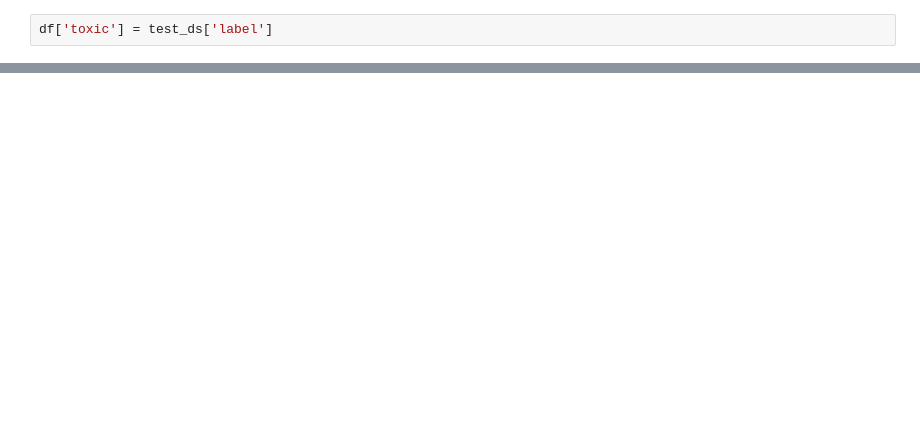
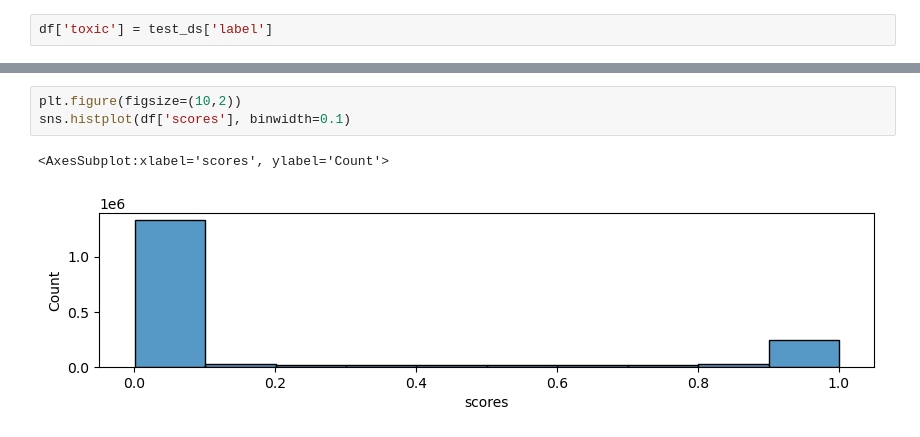
Before and after one commit to johntzwei/content_prevalence, a Jupyter notebook: civilcomments/aucroc.ipynb, the cells around one changed output, grey strips where cells are left out. Cells and saved outputs as stored; diff of their text form; blank space fills up the shorter version.

```diff
--- a/civilcomments/aucroc.ipynb
+++ b/civilcomments/aucroc.ipynb
@@ -31,3 +35,9 @@ df['toxic'].sum()
+# %%
+plt.figure(figsize=(10,2))
+sns.histplot(df['scores'], binwidth=0.1)
+# %% [output]
+<AxesSubplot:xlabel='scores', ylabel='Count'>
+[figure, added]
 # %%
 df['toxic'].mean()
 # %% [output]
```
Also changed, not shown: parts of 8 cells of this notebook, 11 other files.
